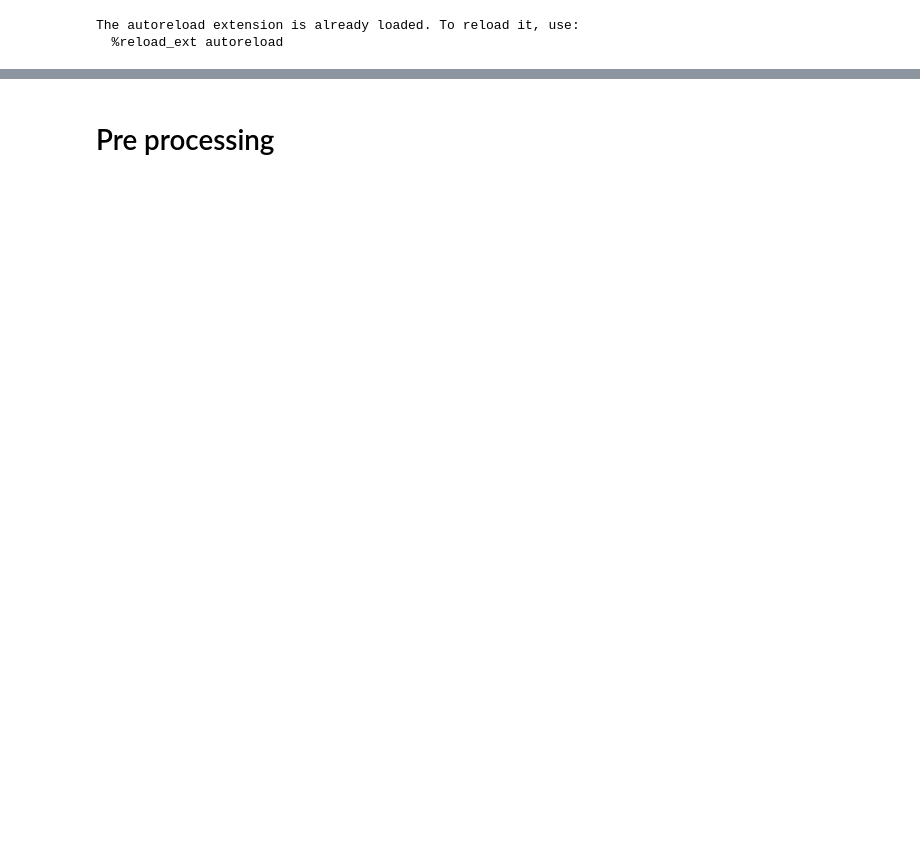
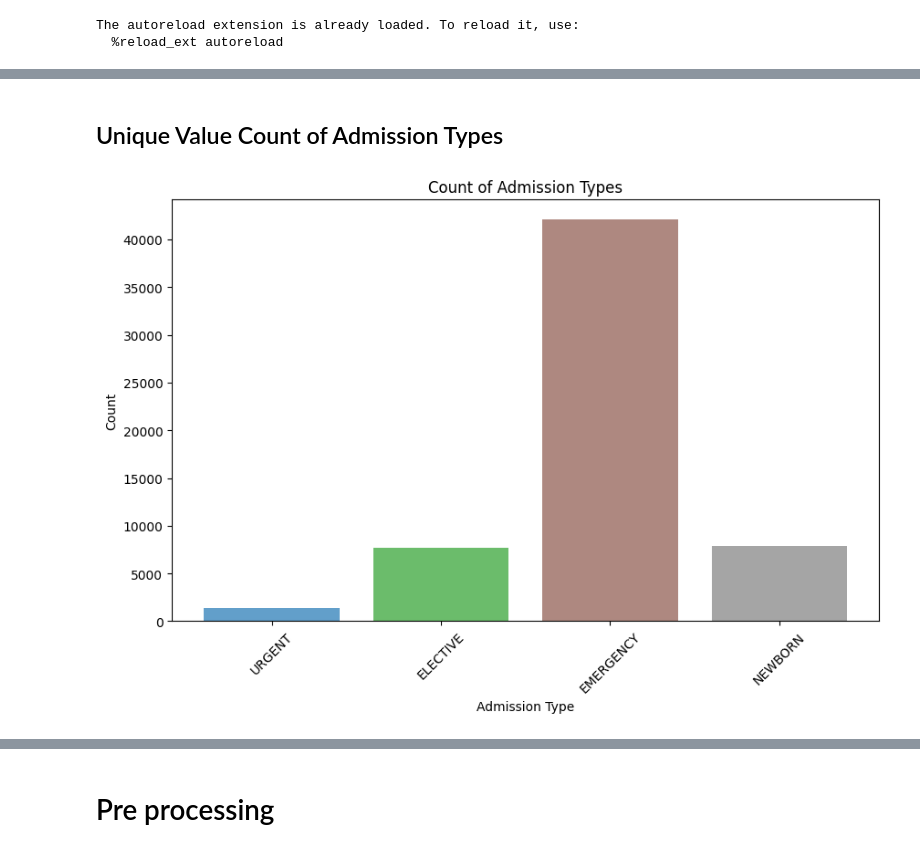
Before and after one commit to seblessa/ICU-LenghtOfStay-RegressionTask, a Jupyter notebook: notebook.ipynb, the cells around one changed output, grey strips where cells are left out. Cells and saved outputs as stored; diff of their text form; code cells hidden in the pictures; blank space fills up the shorter version.

```diff
--- a/notebook.ipynb
+++ b/notebook.ipynb
@@ -92,0 +268,6 @@ only showing top 20 rows
+# %% [markdown]
+## Unique Value Count of Admission Types
+# %%
+utils.plot_graph(df, 'ADMISSION_TYPE', 'ADMISSION_TYPE', F.count, 'Count of Admission Types', 'Admission Type', 'Count')
+# %% [output]
+[figure, added]
```
Also changed, not shown: parts of 61 cells of this notebook, 2 other files.
